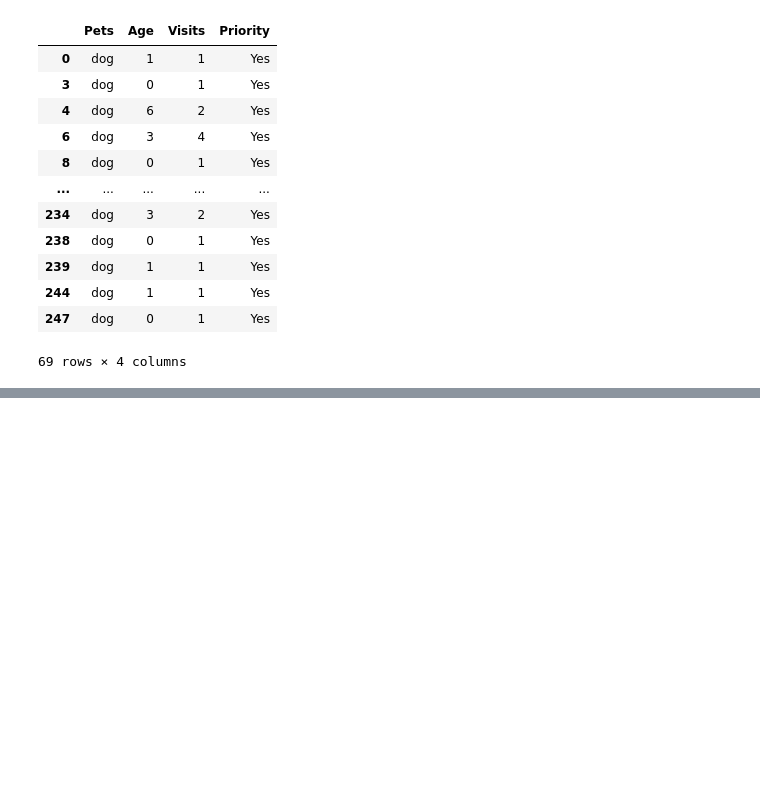
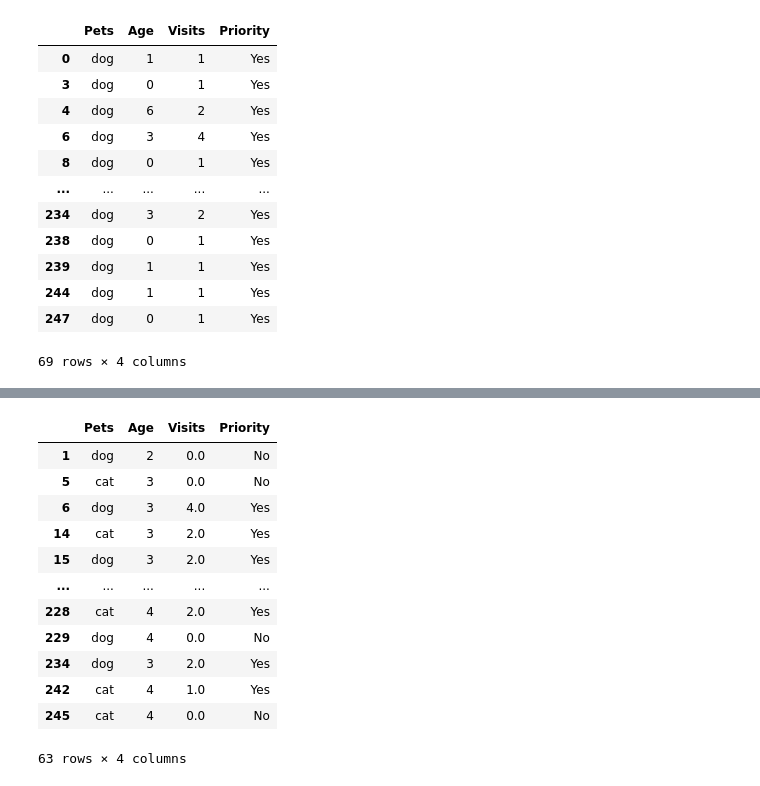
Before and after one commit to CodeBlue0001/data-analysis-Training, a Jupyter notebook: numpy.ipynb, the cells around one changed output, grey strips where cells are left out. Cells and saved outputs as stored; diff of their text form; code cells hidden in the pictures; blank space fills up the shorter version.

```diff
--- a/numpy.ipynb
+++ b/numpy.ipynb
@@ -180,0 +236,17 @@ priority_dog
+# %%
+# Dataset
+Dataset[Dataset["Age"].between(2,4)]
+# %% [output]
+|  | Pets | Age | Visits | Priority |
+| 1 | dog | 2 | 0.0 | No |
+| 5 | cat | 3 | 0.0 | No |
+| 6 | dog | 3 | 4.0 | Yes |
+| 14 | cat | 3 | 2.0 | Yes |
+| 15 | dog | 3 | 2.0 | Yes |
+| ... | ... | ... | ... | ... |
+| 228 | cat | 4 | 2.0 | Yes |
+| 229 | dog | 4 | 0.0 | No |
+| 234 | dog | 3 | 2.0 | Yes |
+| 242 | cat | 4 | 1.0 | Yes |
+| 245 | cat | 4 | 0.0 | No |
+63 rows × 4 columns
```
Also changed, not shown: parts of 6 cells of this notebook.
